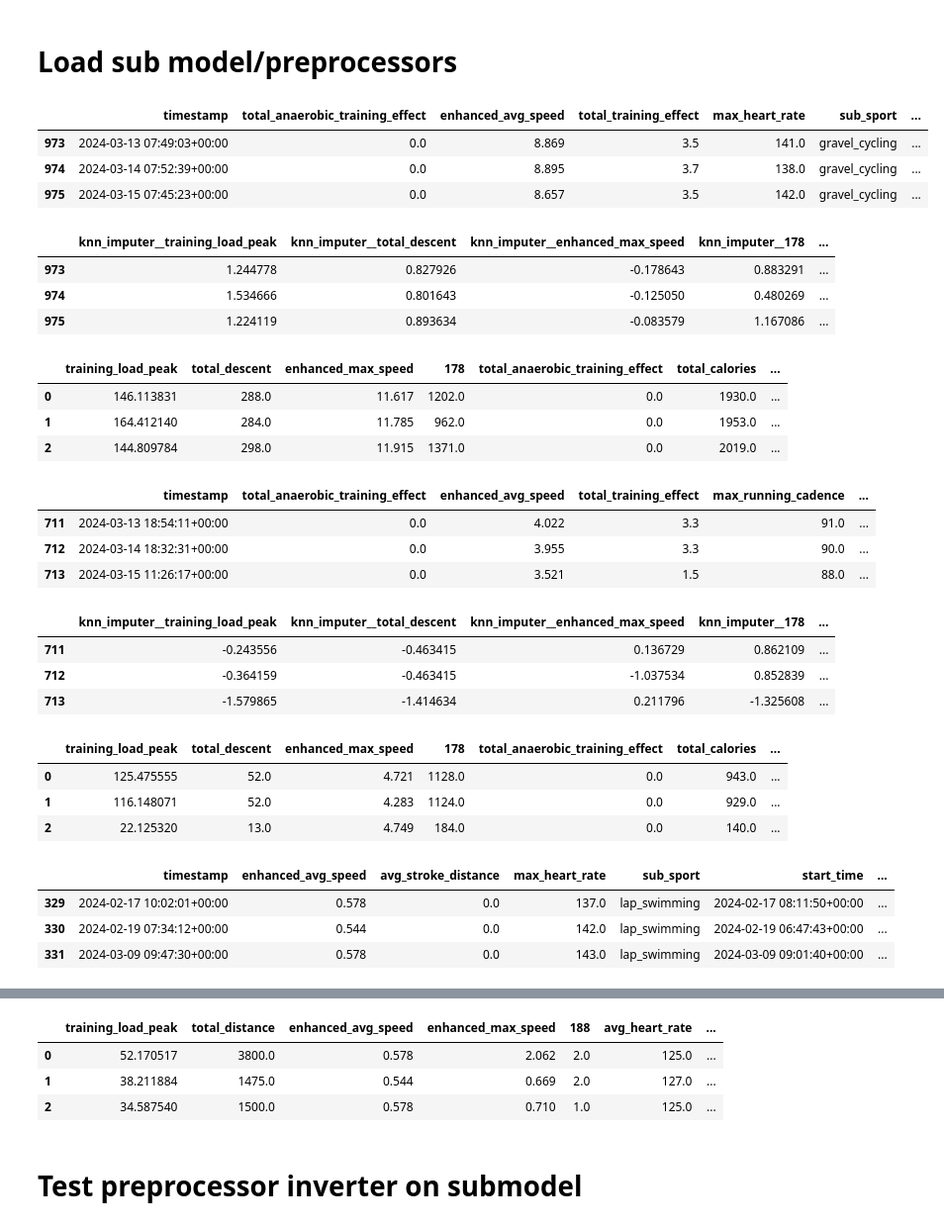
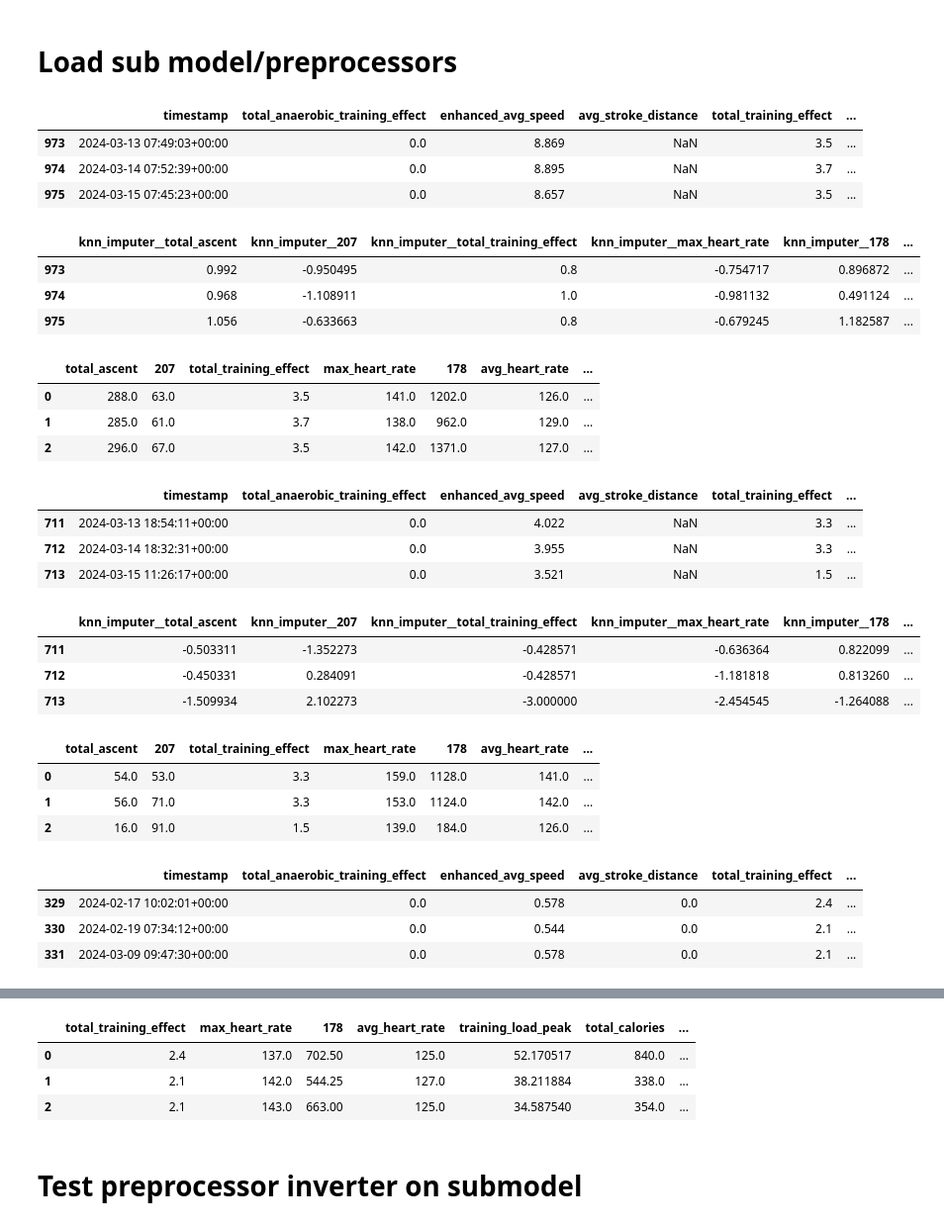
Before and after one commit to nicblanc/overcome-tomorrow, a Jupyter notebook: notebooks/multimodels_notebook_nico.ipynb, the cells around one changed output, grey strips where cells are left out. Shown: that part at 99% size. Drawn from its saved outputs; the diff is of its cells as text; code cells hidden in the pictures.

Commit message:
Model integration and fix UI.

```diff
--- a/notebooks/multimodels_notebook_nico.ipynb
+++ b/notebooks/multimodels_notebook_nico.ipynb
@@ -82,3 +94,11 @@ for sport, sport_activities in filtered_activities_dict.items():
     if sport in ("simming", "walking"):
         sport_activities["205"] = 100
     create_train_and_save_model_for_data(garmin_data=garmin_data, activities=sport_activities, model_filename=model_filename)
+# %%
+for sport, sport_activities in filtered_activities_dict.items():
+    model_filename = f"{sport}_base_model_2.keras"
+    print(sport)
+    #Small hack for swimming to avoid preprocessor to throw an error.
+    if sport in ("swimming"):
+        sport_activities["205"] = 100
+        create_train_and_save_model_for_data(garmin_data=garmin_data, activities=sport_activities, model_filename=model_filename)
@@ -86,39 +129,40 @@ for sport, sport_activities in filtered_activities_dict.items():
 # Load sub model/preprocessors
 # %%
 for sport, sport_activities in filtered_activities_dict.items():
-    model_filename = f"{sport}_{MODEL_NAME}"
+    # model_filename = f"{sport}_{MODEL_NAME}"
+    model_filename = f"{sport}_mse_model.keras"
     preproc_garmin_data, preproc_activity, model = load_preprocessors_and_model(model_filename=model_filename)
     a = sport_activities.tail(3)
     t = preproc_activity.transform(sport_activities.tail(3))
     display(a)
     display(t)
     display(preproc_activity.inverse_transform(t))
 # %% [output]
-|  | timestamp | total_anaerobic_training_effect | enhanced_avg_speed | total_training_effect | max_heart_rate | sub_sport | ... |
-| 973 | 2024-03-13 07:49:03+00:00 | 0.0 | 8.869 | 3.5 | 141.0 | gravel_cycling | ... |
-| 974 | 2024-03-14 07:52:39+00:00 | 0.0 | 8.895 | 3.7 | 138.0 | gravel_cycling | ... |
-| 975 | 2024-03-15 07:45:23+00:00 | 0.0 | 8.657 | 3.5 | 142.0 | gravel_cycling | ... |
+|  | timestamp | total_anaerobic_training_effect | enhanced_avg_speed | avg_stroke_distance | total_training_effect | ... |
+| 973 | 2024-03-13 07:49:03+00:00 | 0.0 | 8.869 | NaN | 3.5 | ... |
+| 974 | 2024-03-14 07:52:39+00:00 | 0.0 | 8.895 | NaN | 3.7 | ... |
+| 975 | 2024-03-15 07:45:23+00:00 | 0.0 | 8.657 | NaN | 3.5 | ... |
-|  | knn_imputer__training_load_peak | knn_imputer__total_descent | knn_imputer__enhanced_max_speed | knn_imputer__178 | ... |
-| 973 | 1.244778 | 0.827926 | -0.178643 | 0.883291 | ... |
-| 974 | 1.534666 | 0.801643 | -0.125050 | 0.480269 | ... |
-| 975 | 1.224119 | 0.893634 | -0.083579 | 1.167086 | ... |
+|  | knn_imputer__total_ascent | knn_imputer__207 | knn_imputer__total_training_effect | knn_imputer__max_heart_rate | knn_imputer__178 | ... |
+| 973 | 0.992 | -0.950495 | 0.8 | -0.754717 | 0.896872 | ... |
+| 974 | 0.968 | -1.108911 | 1.0 | -0.981132 | 0.491124 | ... |
+| 975 | 1.056 | -0.633663 | 0.8 | -0.679245 | 1.182587 | ... |
-|  | training_load_peak | total_descent | enhanced_max_speed | 178 | total_anaerobic_training_effect | total_calories | ... |
-| 0 | 146.113831 | 288.0 | 11.617 | 1202.0 | 0.0 | 1930.0 | ... |
-| 1 | 164.412140 | 284.0 | 11.785 | 962.0 | 0.0 | 1953.0 | ... |
-| 2 | 144.809784 | 298.0 | 11.915 | 1371.0 | 0.0 | 2019.0 | ... |
+|  | total_ascent | 207 | total_training_effect | max_heart_rate | 178 | avg_heart_rate | ... |
+| 0 | 288.0 | 63.0 | 3.5 | 141.0 | 1202.0 | 126.0 | ... |
+| 1 | 285.0 | 61.0 | 3.7 | 138.0 | 962.0 | 129.0 | ... |
+| 2 | 296.0 | 67.0 | 3.5 | 142.0 | 1371.0 | 127.0 | ... |
-|  | timestamp | total_anaerobic_training_effect | enhanced_avg_speed | total_training_effect | max_running_cadence | ... |
-| 711 | 2024-03-13 18:54:11+00:00 | 0.0 | 4.022 | 3.3 | 91.0 | ... |
-| 712 | 2024-03-14 18:32:31+00:00 | 0.0 | 3.955 | 3.3 | 90.0 | ... |
-| 713 | 2024-03-15 11:26:17+00:00 | 0.0 | 3.521 | 1.5 | 88.0 | ... |
+|  | timestamp | total_anaerobic_training_effect | enhanced_avg_speed | avg_stroke_distance | total_training_effect | ... |
+| 711 | 2024-03-13 18:54:11+00:00 | 0.0 | 4.022 | NaN | 3.3 | ... |
+| 712 | 2024-03-14 18:32:31+00:00 | 0.0 | 3.955 | NaN | 3.3 | ... |
+| 713 | 2024-03-15 11:26:17+00:00 | 0.0 | 3.521 | NaN | 1.5 | ... |
-|  | knn_imputer__training_load_peak | knn_imputer__total_descent | knn_imputer__enhanced_max_speed | knn_imputer__178 | ... |
-| 711 | -0.243556 | -0.463415 | 0.136729 | 0.862109 | ... |
-| 712 | -0.364159 | -0.463415 | -1.037534 | 0.852839 | ... |
-| 713 | -1.579865 | -1.414634 | 0.211796 | -1.325608 | ... |
+|  | knn_imputer__total_ascent | knn_imputer__207 | knn_imputer__total_training_effect | knn_imputer__max_heart_rate | knn_imputer__178 | ... |
+| 711 | -0.503311 | -1.352273 | -0.428571 | -0.636364 | 0.822099 | ... |
+| 712 | -0.450331 | 0.284091 | -0.428571 | -1.181818 | 0.813260 | ... |
+| 713 | -1.509934 | 2.102273 | -3.000000 | -2.454545 | -1.264088 | ... |
-|  | training_load_peak | total_descent | enhanced_max_speed | 178 | total_anaerobic_training_effect | total_calories | ... |
-| 0 | 125.475555 | 52.0 | 4.721 | 1128.0 | 0.0 | 943.0 | ... |
-| 1 | 116.148071 | 52.0 | 4.283 | 1124.0 | 0.0 | 929.0 | ... |
-| 2 | 22.125320 | 13.0 | 4.749 | 184.0 | 0.0 | 140.0 | ... |
+|  | total_ascent | 207 | total_training_effect | max_heart_rate | 178 | avg_heart_rate | ... |
+| 0 | 54.0 | 53.0 | 3.3 | 159.0 | 1128.0 | 141.0 | ... |
+| 1 | 56.0 | 71.0 | 3.3 | 153.0 | 1124.0 | 142.0 | ... |
+| 2 | 16.0 | 91.0 | 1.5 | 139.0 | 184.0 | 126.0 | ... |
-|  | timestamp | enhanced_avg_speed | avg_stroke_distance | max_heart_rate | sub_sport | start_time | ... |
-| 329 | 2024-02-17 10:02:01+00:00 | 0.578 | 0.0 | 137.0 | lap_swimming | 2024-02-17 08:11:50+00:00 | ... |
-| 330 | 2024-02-19 07:34:12+00:00 | 0.544 | 0.0 | 142.0 | lap_swimming | 2024-02-19 06:47:43+00:00 | ... |
-| 331 | 2024-03-09 09:47:30+00:00 | 0.578 | 0.0 | 143.0 | lap_swimming | 2024-03-09 09:01:40+00:00 | ... |
+|  | timestamp | total_anaerobic_training_effect | enhanced_avg_speed | avg_stroke_distance | total_training_effect | ... |
+| 329 | 2024-02-17 10:02:01+00:00 | 0.0 | 0.578 | 0.0 | 2.4 | ... |
+| 330 | 2024-02-19 07:34:12+00:00 | 0.0 | 0.544 | 0.0 | 2.1 | ... |
+| 331 | 2024-03-09 09:47:30+00:00 | 0.0 | 0.578 | 0.0 | 2.1 | ... |
@@ -129,6 +173,6 @@ for sport, sport_activities in filtered_activities_dict.items():
-|  | training_load_peak | total_distance | enhanced_avg_speed | enhanced_max_speed | 188 | avg_heart_rate | ... |
-| 0 | 52.170517 | 3800.0 | 0.578 | 2.062 | 2.0 | 125.0 | ... |
-| 1 | 38.211884 | 1475.0 | 0.544 | 0.669 | 2.0 | 127.0 | ... |
-| 2 | 34.587540 | 1500.0 | 0.578 | 0.710 | 1.0 | 125.0 | ... |
+|  | total_training_effect | max_heart_rate | 178 | avg_heart_rate | training_load_peak | total_calories | ... |
+| 0 | 2.4 | 137.0 | 702.50 | 125.0 | 52.170517 | 840.0 | ... |
+| 1 | 2.1 | 142.0 | 544.25 | 127.0 | 38.211884 | 338.0 | ... |
+| 2 | 2.1 | 143.0 | 663.00 | 125.0 | 34.587540 | 354.0 | ... |
 # %% [markdown]
 # Test preprocessor inverter on submodel
```
Also changed, not shown: parts of 7 cells of this notebook, 5 other files.
